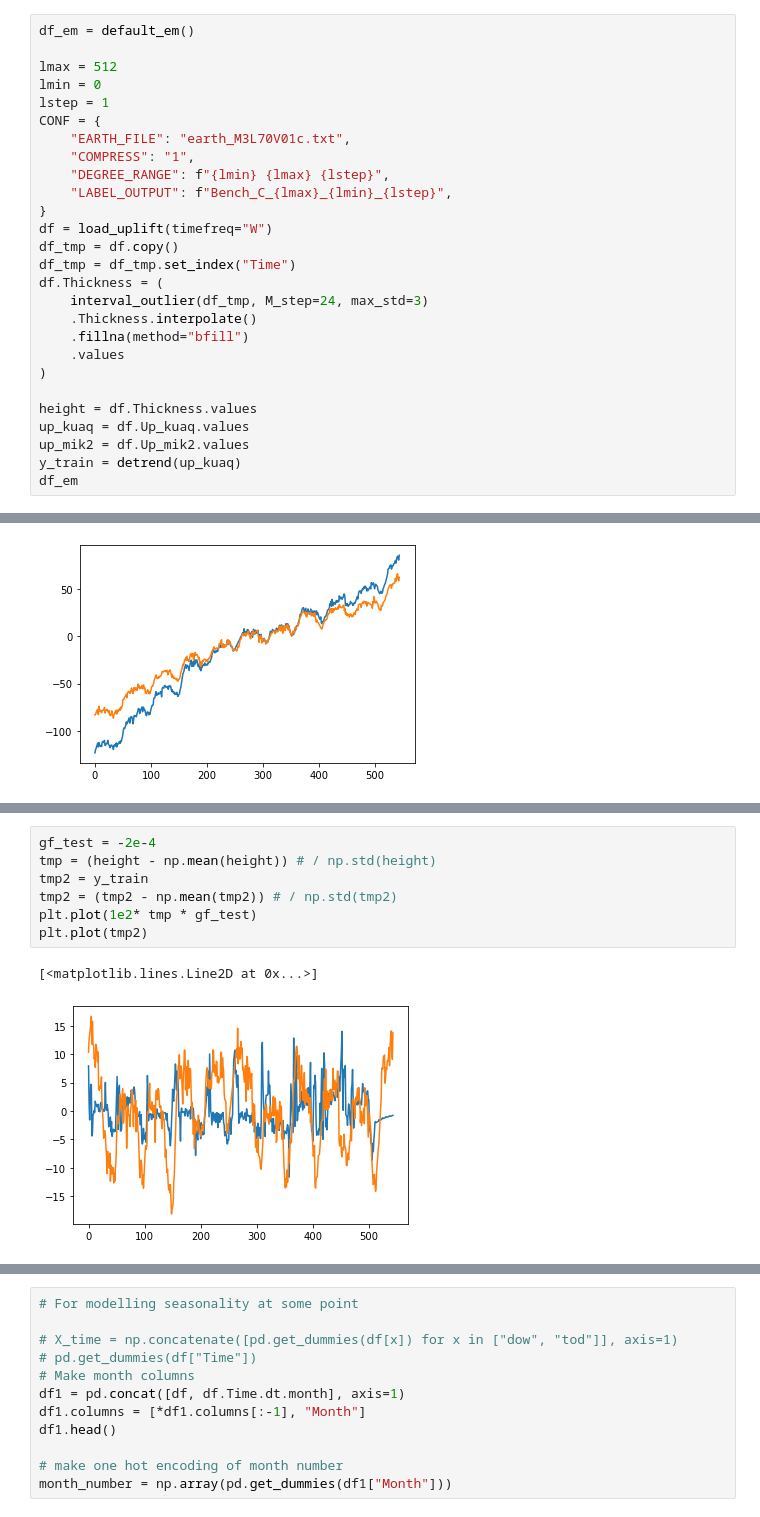
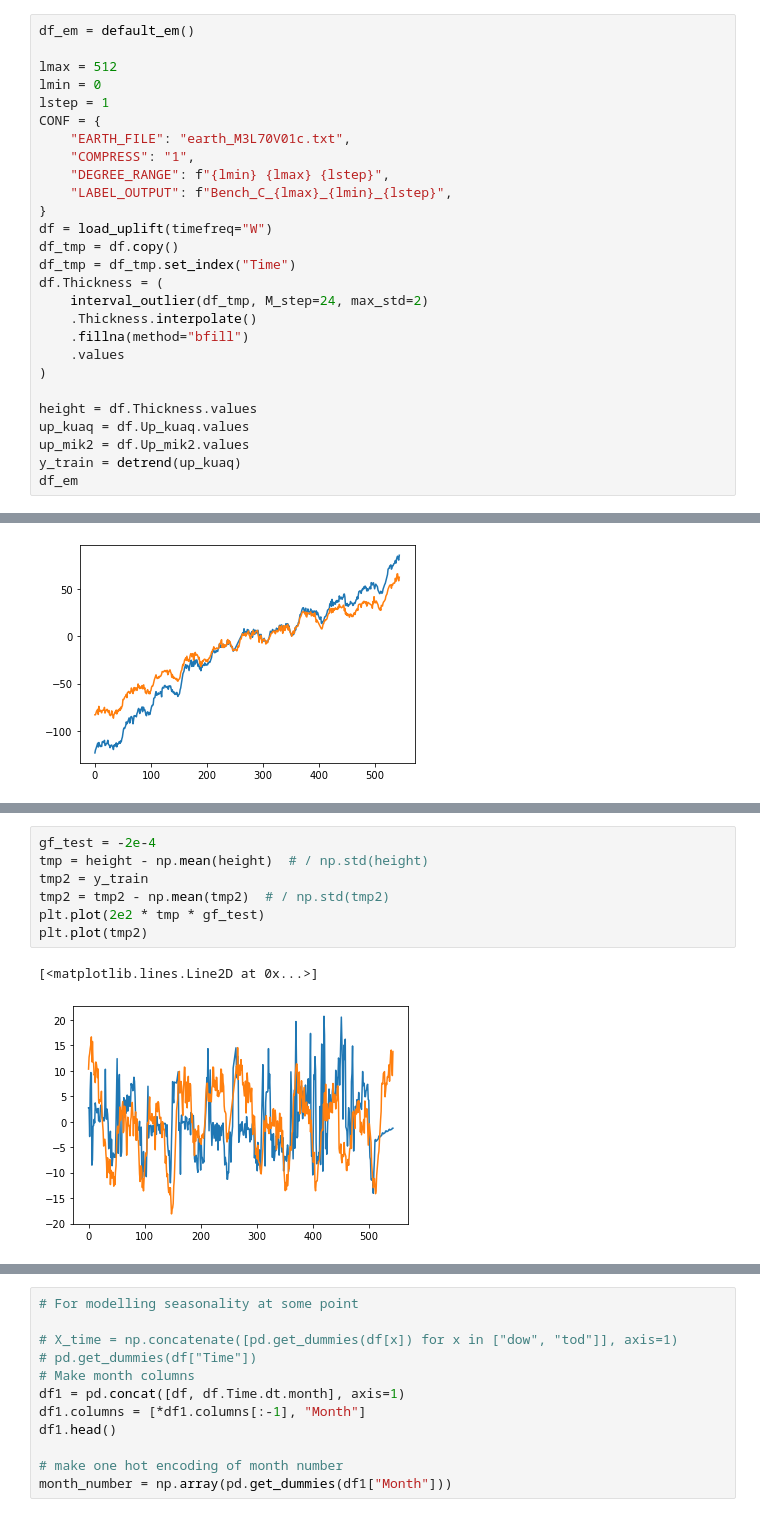
Before and after one commit to eyhl/premis, a Jupyter notebook: notebooks/chapter2.ipynb, the cells around one changed output, grey strips where cells are left out. Saved outputs shown, nothing was run; the diff lists cells and outputs as text.

```diff
--- a/notebooks/chapter2.ipynb
+++ b/notebooks/chapter2.ipynb
@@ -78,7 +78,7 @@ df = load_uplift(timefreq="W")
 df_tmp = df.copy()
 df_tmp = df_tmp.set_index("Time")
 df.Thickness = (
-    interval_outlier(df_tmp, M_step=24, max_std=3)
+    interval_outlier(df_tmp, M_step=24, max_std=2)
     .Thickness.interpolate()
     .fillna(method="bfill")
     .values
@@ -115,10 +115,10 @@ df.Thickness.plot()
 # %%
 gf_test = -2e-4
-tmp = (height - np.mean(height)) # / np.std(height)
+tmp = height - np.mean(height)  # / np.std(height)
 tmp2 = y_train
-tmp2 = (tmp2 - np.mean(tmp2)) # / np.std(tmp2)
-plt.plot(1e2* tmp * gf_test)
+tmp2 = tmp2 - np.mean(tmp2)  # / np.std(tmp2)
+plt.plot(2e2 * tmp * gf_test)
 plt.plot(tmp2)
 # %% [output]
 [<matplotlib.lines.Line2D at 0x...>]
-[figure, old version]
+[figure, new version]
```
Also changed, not shown: parts of 45 cells of this notebook, 1 other file.
